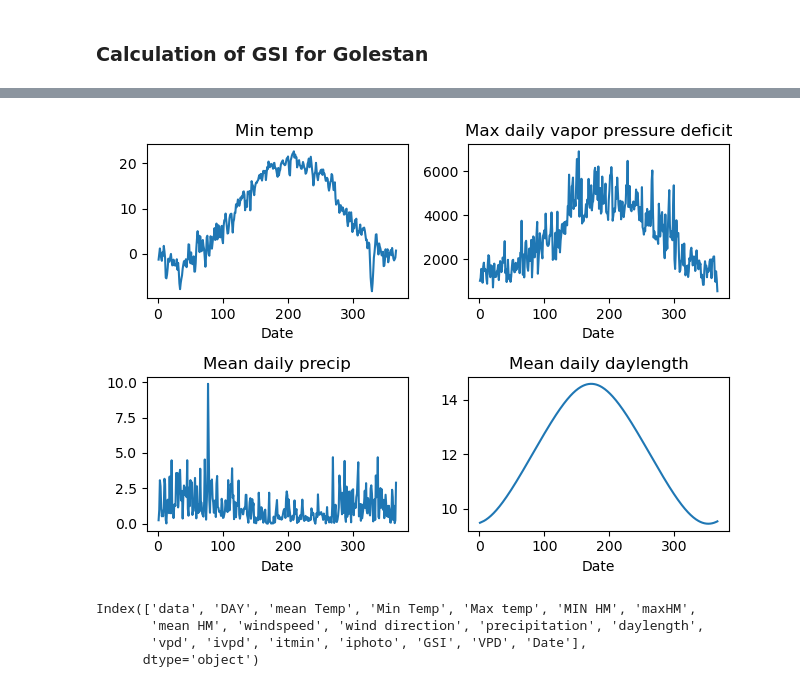
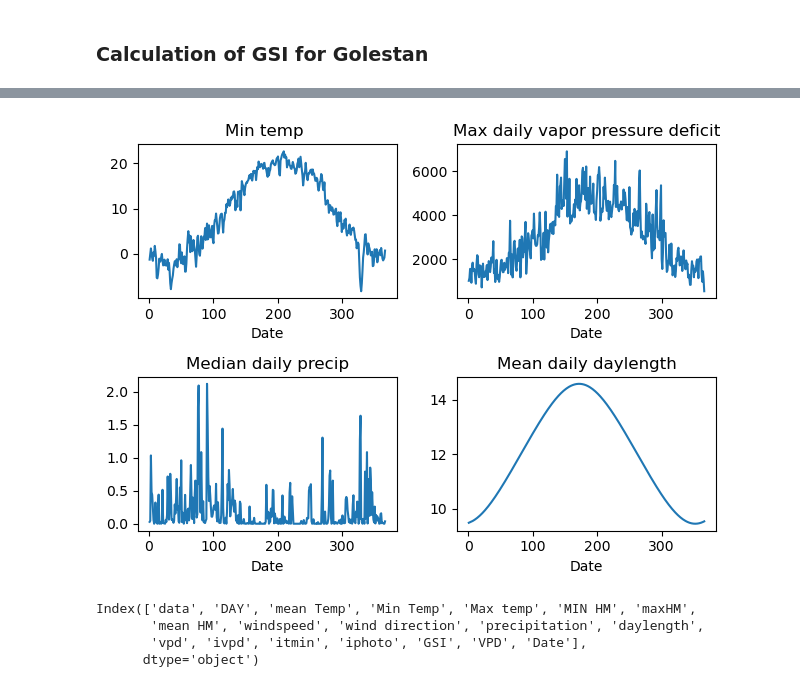
Before and after one commit to wmjolly/GSI_Examples, a Jupyter notebook: Mhd_GSI_Test_Script.ipynb, the cells around one changed output, grey strips where cells are left out. Cells and saved outputs as stored; diff of their text form; code cells hidden in the pictures.

```diff
--- a/Mhd_GSI_Test_Script.ipynb
+++ b/Mhd_GSI_Test_Script.ipynb
@@ -125,12 +110,12 @@ dat['Date'] = pd.to_datetime(dat.data)
 # %%
 f,ax = plt.subplots(2,2)
 dat.groupby(dat.Date.dt.dayofyear)['Min Temp'].min().plot(ax=ax[0,0],title="Min temp ")
 dat.groupby(dat.Date.dt.dayofyear)['VPD'].max().plot(ax=ax[0,1],title="Max daily vapor pressure deficit")
-dat.groupby(dat.Date.dt.dayofyear)['precipitation'].mean().plot(ax=ax[1,0],title="Mean daily precip")
+dat.groupby(dat.Date.dt.dayofyear)['precipitation'].median().plot(ax=ax[1,0],title="Median daily precip")
 dat.groupby(dat.Date.dt.dayofyear)['daylength'].mean().plot(ax=ax[1,1],title="Mean daily daylength")
 f.tight_layout()
 # %% [output]
-[figure, old version]
+[figure, new version]
 # %%
 # A class to contains all of the parameters used to derived GSI.  This makes it easier to iterate through parameter spaces for
 # for optimization
```
Also changed, not shown: parts of 9 cells of this notebook.
